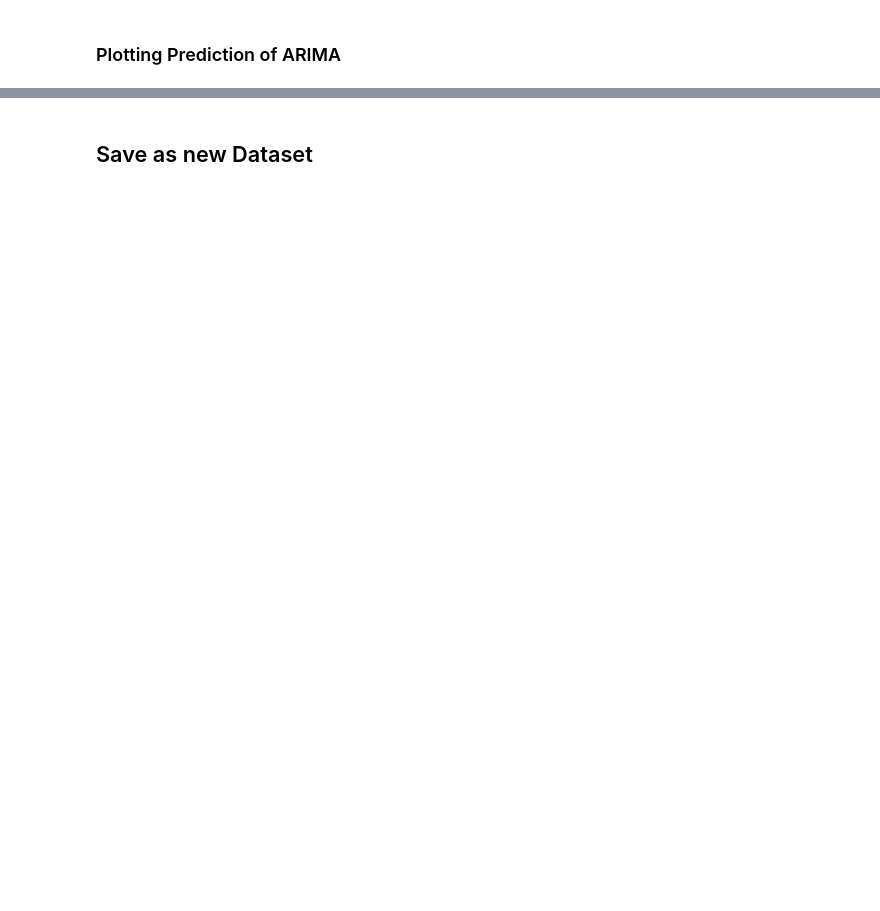
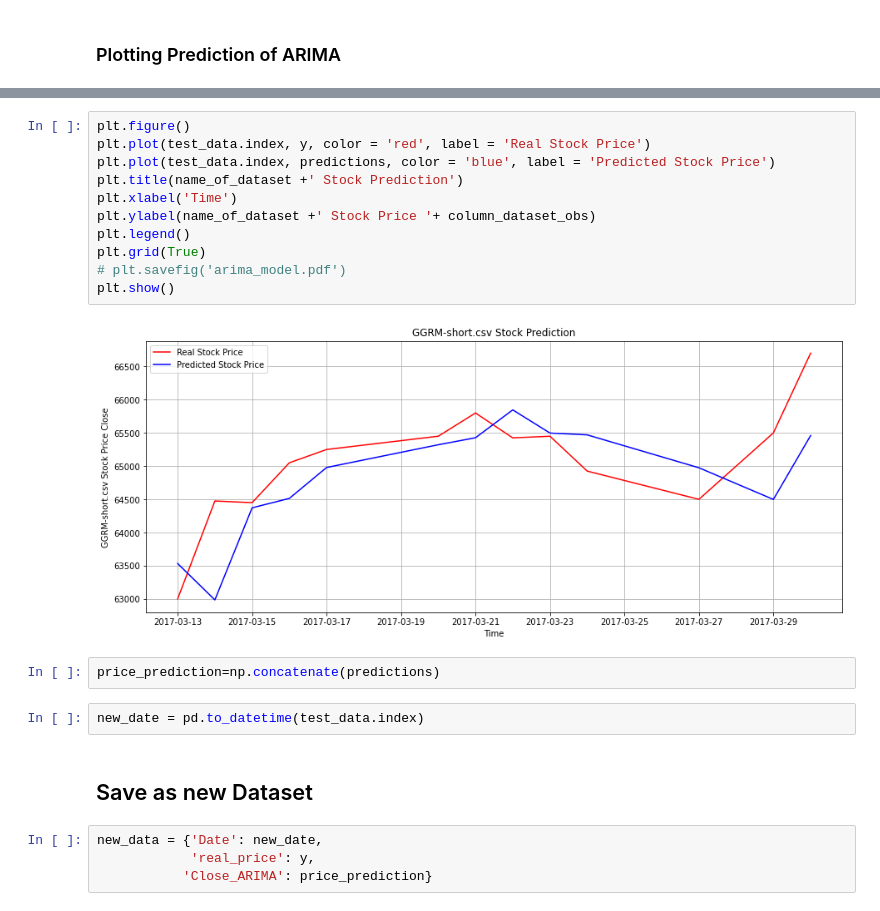
Before and after one commit to yoelagustinus/TugasAkhir, a Jupyter notebook: Stock Price Prediction ARIMA/ARIMA TA Stock Price Prediction.ipynb, the cells around one changed output, grey strips where cells are left out. Drawn from its saved outputs; the diff is of its cells as text; blank space fills up the shorter version.

```diff
--- a/Stock Price Prediction ARIMA/ARIMA TA Stock Price Prediction.ipynb
+++ b/Stock Price Prediction ARIMA/ARIMA TA Stock Price Prediction.ipynb
@@ -166,2 +180,23 @@ plt.show()
+# %%
+plt.figure()
+plt.plot(test_data.index, y, color = 'red', label = 'Real Stock Price')
+plt.plot(test_data.index, predictions, color = 'blue', label = 'Predicted Stock Price')
+plt.title(name_of_dataset +' Stock Prediction')
+plt.xlabel('Time')
+plt.ylabel(name_of_dataset +' Stock Price '+ column_dataset_obs)
+plt.legend()
+plt.grid(True)
+# plt.savefig('arima_model.pdf')
+plt.show()
+# %% [output]
+[figure, added]
+# %%
+price_prediction=np.concatenate(predictions)
+# %%
+new_date = pd.to_datetime(test_data.index)
 # %% [markdown]
 ## Save as new Dataset
+# %%
+new_data = {'Date': new_date,
+            'real_price': y,
+           'Close_ARIMA': price_prediction}
```
Also changed, not shown: parts of 11 cells of this notebook, 11 other files.
